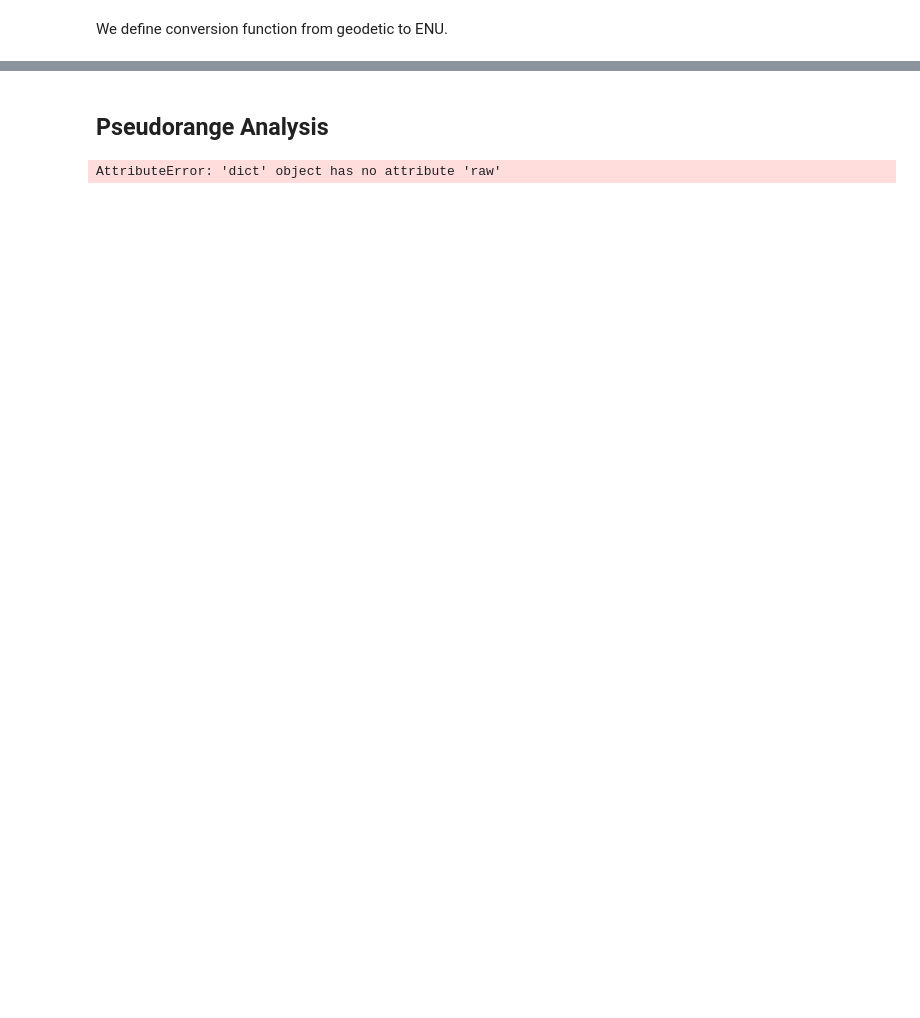
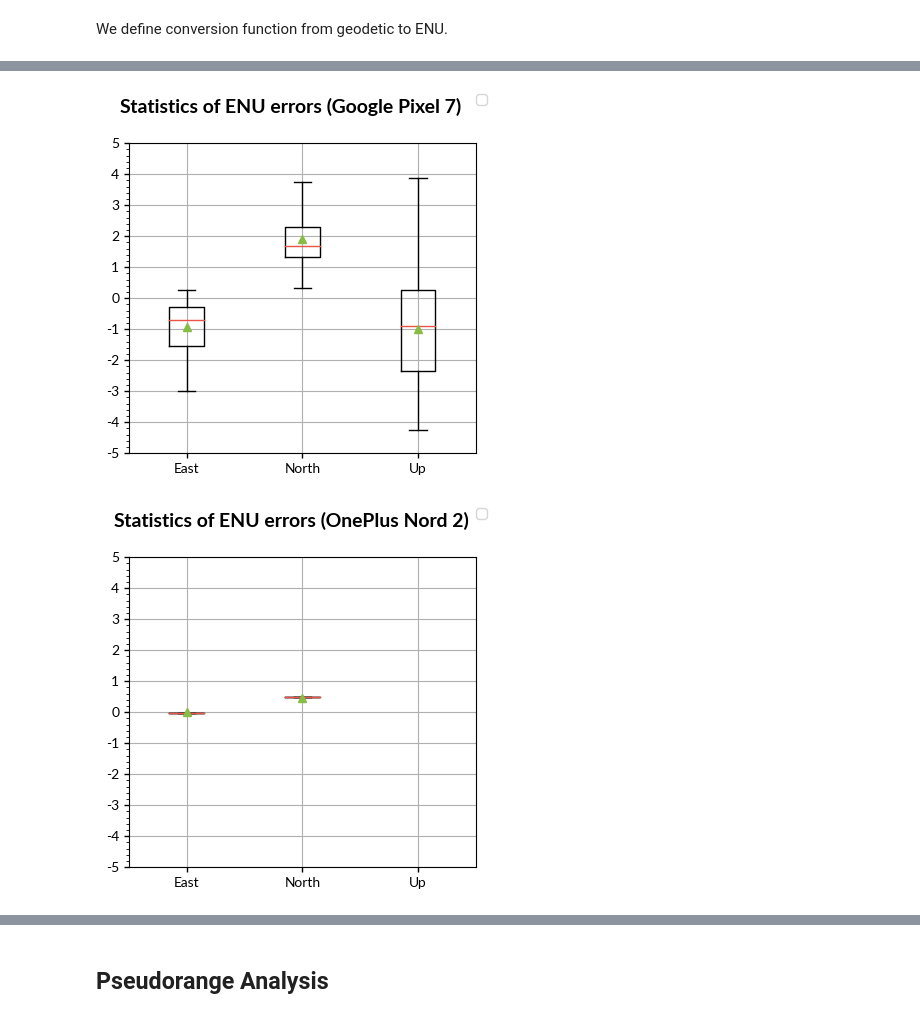
Before and after one commit to agrenier-gnss/MimirAnalyzer, a Jupyter notebook: jupyter/GNSS.ipynb, the cells around one changed output, grey strips where cells are left out. Cells and saved outputs as stored; diff of their text form; code cells hidden in the pictures; blank space fills up the shorter version.

```diff
--- a/jupyter/GNSS.ipynb
+++ b/jupyter/GNSS.ipynb
@@ -149,0 +225,34 @@ fig.tight_layout()
+# %%
+# Plot Statistics ENU
+def plotStatisticsENU(logs, mode='violin'):
+
+    for log in logs:
+
+        minor_ticks = 0.2
+        major_ticks = 1
+        lim = 5
+
+        fig, axs = plt.subplots(1, figsize=(4,4))
+
+        fig.suptitle(f"Statistics of ENU errors ({log['device_name']})")
+
+
+        pos = log['content'].fix.loc[log['content'].fix['provider'].isin(['GPS']), ["east", "north", "up"]]
+        data = [pos['east'], pos['north'], pos['up']]
+
+        if mode == 'violin':
+            axs.violinplot(data, showmeans=False, showmedians=True)
+        elif mode == 'box':
+            axs.boxplot(data, showmeans=True, showfliers=False)
+
+        axs.set_xticks([y + 1 for y in range(len(data))], labels=['East', 'North', 'Up'])
+
+        axs.yaxis.set_major_locator(MultipleLocator(major_ticks))
+        axs.yaxis.set_major_formatter('{x:.0f}')
+        axs.yaxis.set_minor_locator(MultipleLocator(minor_ticks))
+
+        plt.ylim(-lim, lim)
+
+        handles, labels = axs.get_legend_handles_labels()
+        fig.legend(handles, labels, loc='upper right')
+        fig.tight_layout()
@@ -149,0 +267,6 @@ fig.tight_layout()
+# %%
+#plotHistENU(logs)
+plotStatisticsENU(logs, mode='box')
+# %% [output]
+[figure, added]
+[figure, added]
@@ -150,32 +275,2 @@ fig.tight_layout()
 # %% [markdown]
 ## Pseudorange Analysis
-# %%
-# Turn to time serie
-ts = log.raw.set_index('datetime')
-
-data_name = 'PseudorangeAcceleration'
-
-sats = list(set(ts["prn"]))
-sats.sort()
-sats = [item for item in sats if item.startswith('G')]
-sats = ['G02-L1']
-
-_ts = ts.loc[ts['prn'].isin(sats), [data_name, 'prn']]
-
-# Filter
-# _ts[data_name] = _ts[data_name].abs()
-# q = _ts[data_name].quantile(0.99)
-# _ts = _ts[ts[data_name] < q]
-
-p = plotHist(_ts, data_name)
-show(p)
-#save(p, filename="pseudo_error_Galileo.html")
-#export_png(p, filename="pseudo_error_Galileo.png")
-
-plot_hist_pyplot(_ts, data_name, lim=50)
-plt.title(f'Pseudoranges error for {deviceName}')
-plt.margins(x=0)
-plt.xlim(0,50)
-plt.show()
-# %% [output]
-AttributeError: 'dict' object has no attribute 'raw'
```
Also changed, not shown: parts of 23 cells of this notebook, 1 other file.
